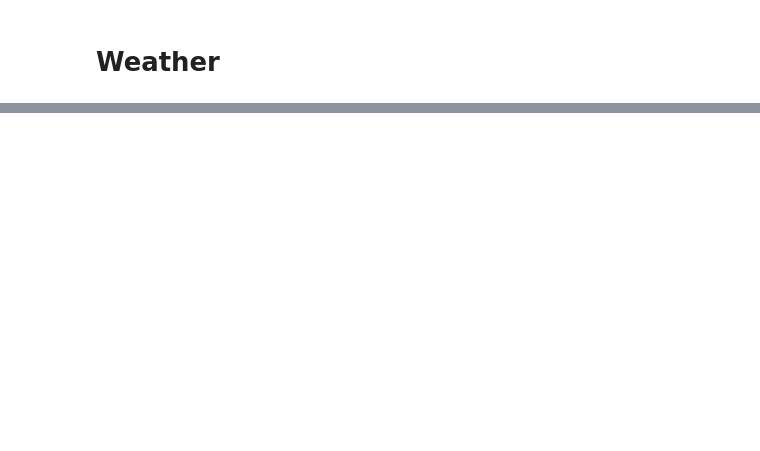
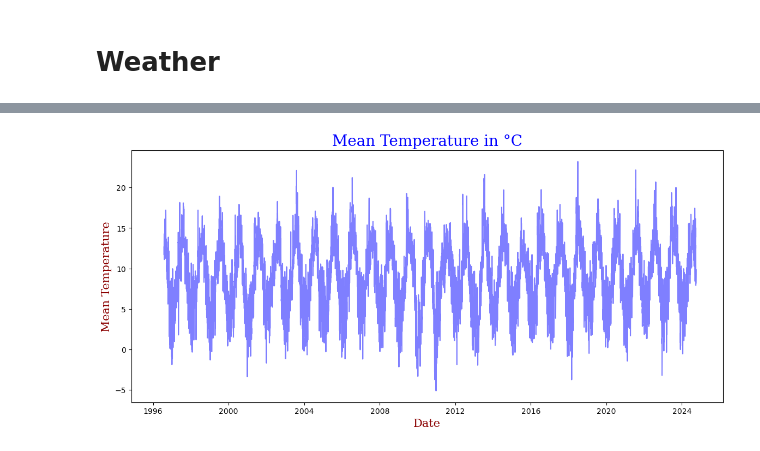
Before and after one commit to MikeCurleyCoosan/PFDA, a Jupyter notebook: PFDA_assignments/assignment06_weather.ipynb, the cells around one changed output, grey strips where cells are left out. Cells and saved outputs as stored; diff of their text form; code cells hidden in the pictures; blank space fills up the shorter version.

```diff
--- a/PFDA_assignments/assignment06_weather.ipynb
+++ b/PFDA_assignments/assignment06_weather.ipynb
@@ -21,0 +108,25 @@ df.head()
+# %%
+#Set the Date/Time column as the index of the dataframe. This will allow us to perform time series analysis on the data
+df.set_index('Date/Time (utc)', inplace=True)
+# %%
+#Calculate the mean temperature for each day.
+#We can use the resample method to calculate the mean temperature for each day
+#The 'D' parameter is used to specify that we want to resample the data by day
+meantemp_daily = df['Temperature (°C)'].resample('D').mean()
+# %%
+#Plot the mean temperature data
+fig, ax = plt.subplots(figsize=(14, 6))
+
+#Set the colors for the pie chart.
+colors = ['blue', 'green', 'red']
+
+#Set the font for the x and y axis labels and the title
+font1 = {'family':'serif','color':'blue','size':20}
+font2 = {'family':'serif','color':'darkred','size':15}
+
+ax.plot(meantemp_daily.index, meantemp_daily, color='blue', alpha=0.5)
+ax.set_title('Mean Temperature in °C', fontdict = font1)
+ax.set_xlabel('Date', fontdict = font2)
+ax.set_ylabel('Mean Temperature', fontdict = font2);
+# %% [output]
+[figure, added]
```
Also changed, not shown: parts of 7 cells of this notebook, 4 other files.
